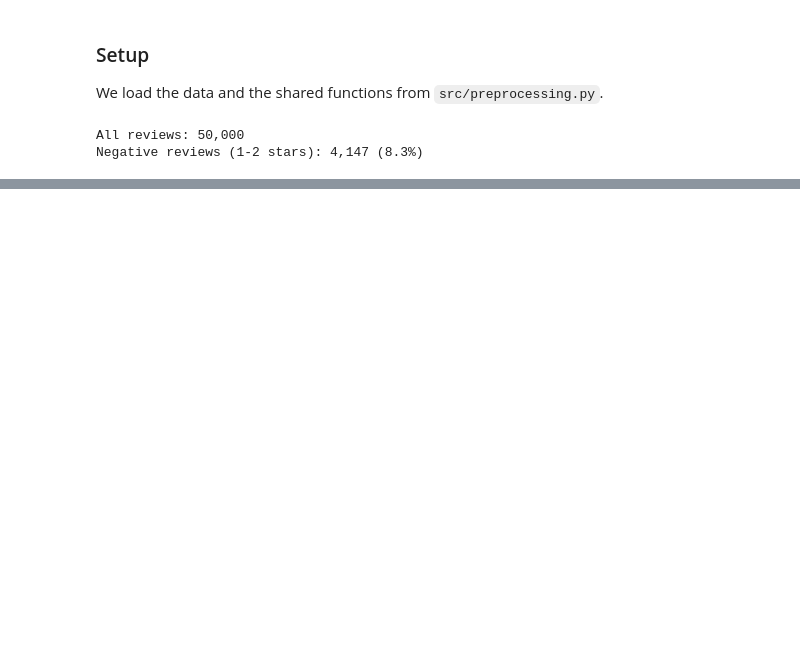
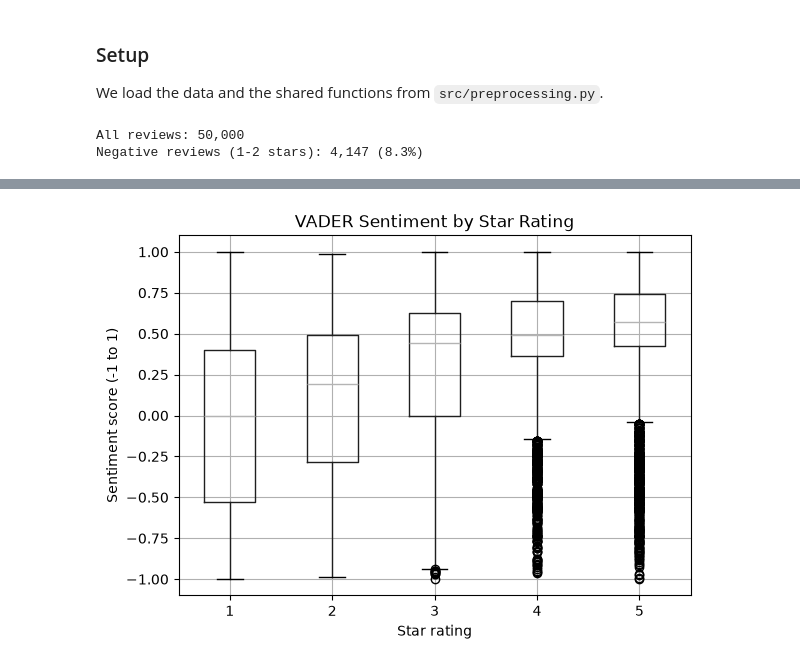
Before and after one commit to Teenna-Pachika/info4360-duolingo-reviews, a Jupyter notebook: notebooks/02_sentiment_topics_path.ipynb, the cells around one changed output, grey strips where cells are left out. Cells and saved outputs as stored; diff of their text form; code cells hidden in the pictures; blank space fills up the shorter version.

Commit message:
Complete Text Mining Basics with sentiment analysis and topic modeling

```diff
--- a/notebooks/02_sentiment_topics_path.ipynb
+++ b/notebooks/02_sentiment_topics_path.ipynb
@@ -50,0 +39,9 @@ Before analyzing the text, we check the size of the data, missing values, duplic
+# %%
+from src.sentiment import add_sentiment, plot_sentiment_by_score, find_mismatches
+
+# Score each review and add the result as a new column
+df = add_sentiment(df)
+neg = get_negative(df)   # update neg so it includes the sentiment column
+
+# Average sentiment for each star rating
+df.groupby("score")["sentiment"].mean().round(2)
@@ -50,0 +56,5 @@ Before analyzing the text, we check the size of the data, missing values, duplic
+# %%
+# Distribution of sentiment scores for each star rating
+plot_sentiment_by_score(df)
+# %% [output]
+[figure, added]
```
Also changed, not shown: parts of 17 cells of this notebook.
